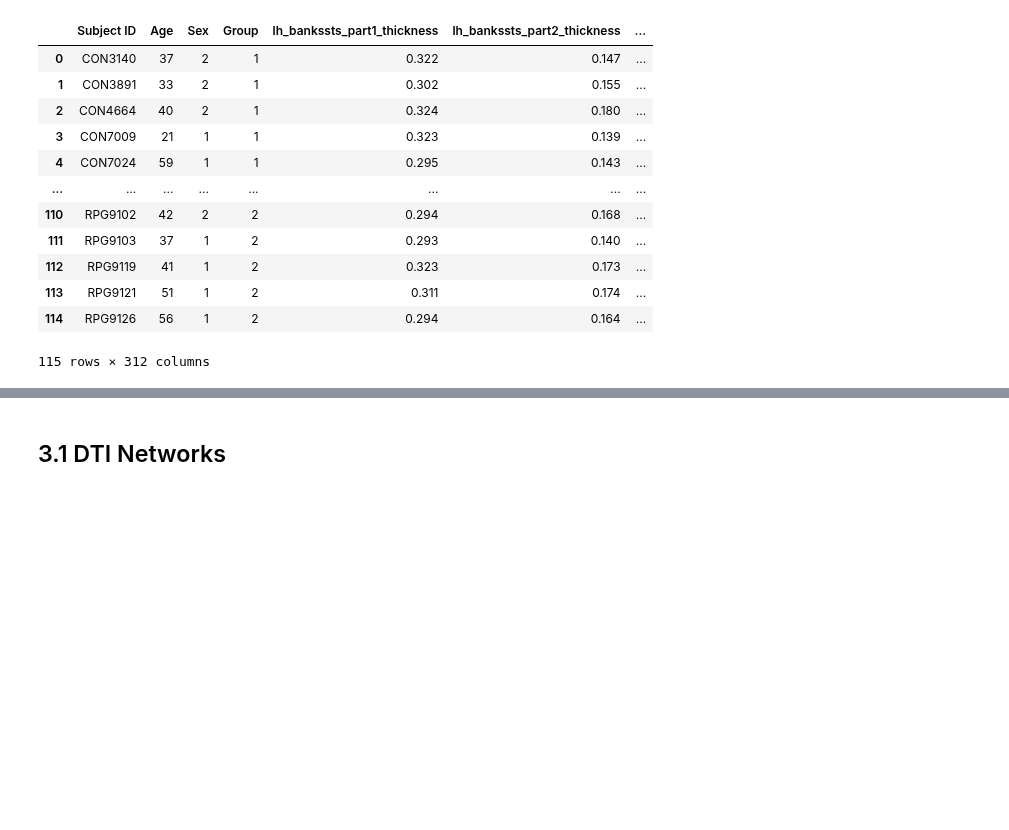
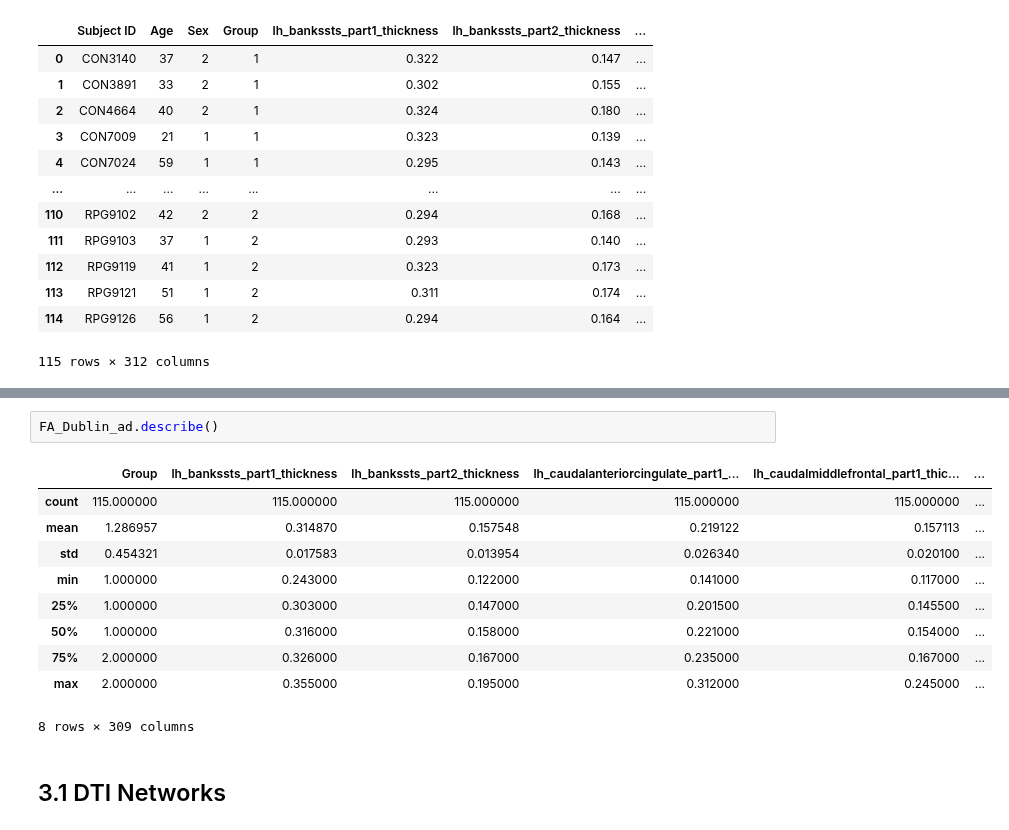
Before and after one commit to mello-y/MSc5_research_project, a Jupyter notebook: data/Data_exploration.ipynb, the cells around one changed output, grey strips where cells are left out. Saved outputs shown, nothing was run; the diff lists cells and outputs as text; blank space fills up the shorter version.

```diff
--- a/data/Data_exploration.ipynb
+++ b/data/Data_exploration.ipynb
@@ -376,3 +428,16 @@ FA_Dublin
+# %%
+FA_Dublin_ad.describe()
+# %% [output]
+|  | Group | lh_bankssts_part1_thickness | lh_bankssts_part2_thickness | lh_caudalanteriorcingulate_part1_... | lh_caudalmiddlefrontal_part1_thic... | ... |
+| count | 115.000000 | 115.000000 | 115.000000 | 115.000000 | 115.000000 | ... |
+| mean | 1.286957 | 0.314870 | 0.157548 | 0.219122 | 0.157113 | ... |
+| std | 0.454321 | 0.017583 | 0.013954 | 0.026340 | 0.020100 | ... |
+| min | 1.000000 | 0.243000 | 0.122000 | 0.141000 | 0.117000 | ... |
+| 25% | 1.000000 | 0.303000 | 0.147000 | 0.201500 | 0.145500 | ... |
+| 50% | 1.000000 | 0.316000 | 0.158000 | 0.221000 | 0.154000 | ... |
+| 75% | 2.000000 | 0.326000 | 0.167000 | 0.235000 | 0.167000 | ... |
+| max | 2.000000 | 0.355000 | 0.195000 | 0.312000 | 0.245000 | ... |
+8 rows × 309 columns
 # %% [markdown]
 ## 3.1 DTI Networks
 # %% [markdown]
```
Also changed, not shown: parts of 16 cells of this notebook.
